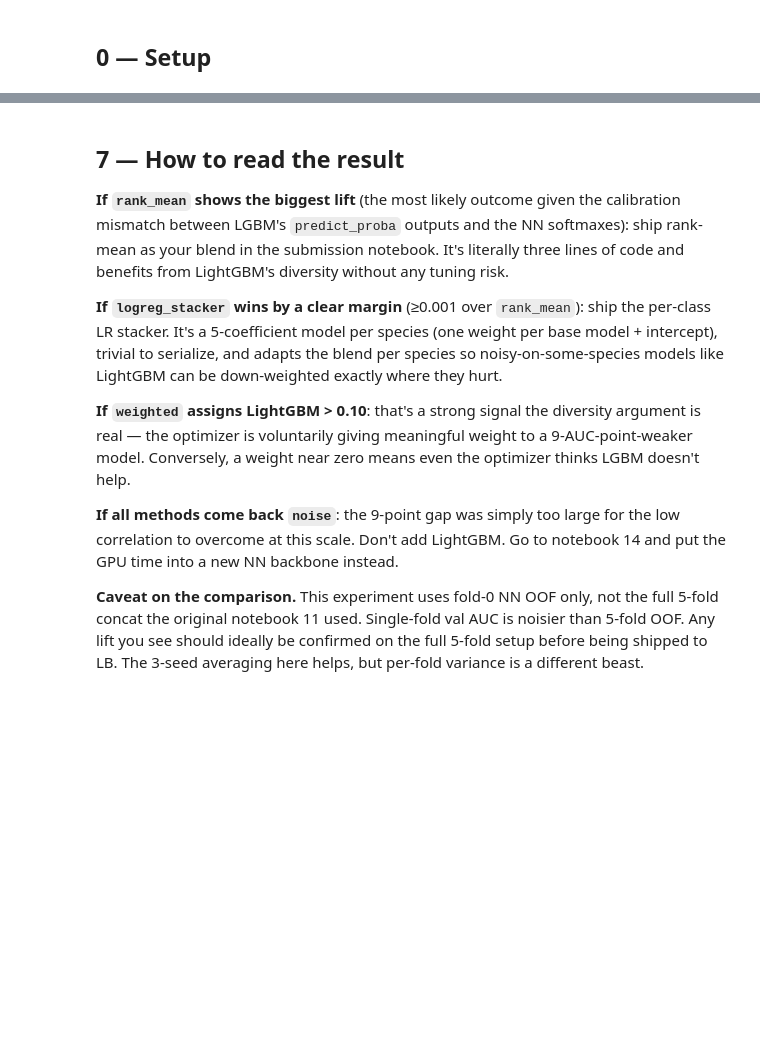
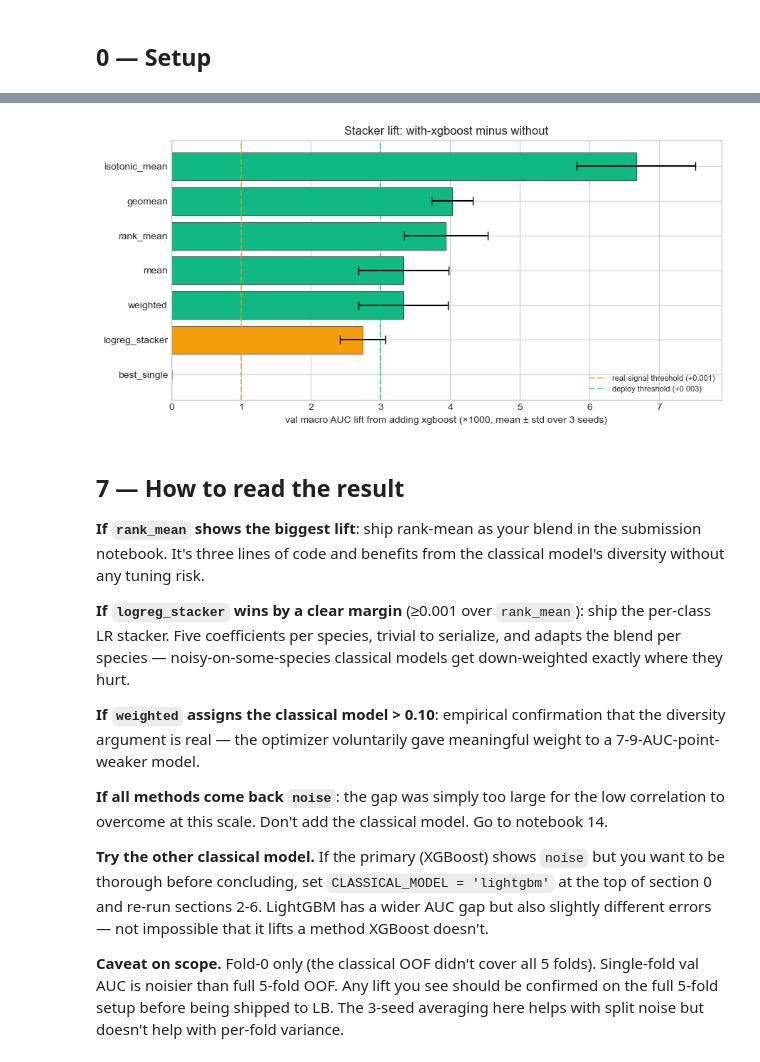
Before and after one commit to gokhuu/BirdClef26, a Jupyter notebook: notebooks/13_stacker_experiment.ipynb, the cells around one changed output, grey strips where cells are left out. Drawn from its saved outputs; the diff is of its cells as text; code cells hidden in the pictures; blank space fills up the shorter version.

Commit message:
run ML testing notebooks

```diff
--- a/notebooks/13_stacker_experiment.ipynb
+++ b/notebooks/13_stacker_experiment.ipynb
@@ -162,19 +273,19 @@ loaded_nn_fold0 = {n: d[d['filename'].isin(fold0_files)].copy() for n, d in load
 for n, d in loaded_nn_fold0.items():
     print(f'  {n:<14} fold-0 rows: {len(d)}')
 
-# Common filenames across NN + LGBM
-all_models = {**loaded_nn_fold0, 'lightgbm': lgbm_oof}
+# Common filenames across NN + classical
+all_models = {**loaded_nn_fold0, CLASSICAL_MODEL: classical_oof}
 common = set.intersection(*(set(d['filename']) for d in all_models.values()))
 print(f'common files across {len(all_models)} models: {len(common)}')
 
-# Canonical species set (majority vote — same logic as notebook 11)
+# Canonical species set (majority vote)
 per_model_cols = {n: [c for c in d.columns if c != 'filename'] for n, d in all_models.items()}
 set_counts = Counter(frozenset(c) for c in per_model_cols.values())
 canonical = set(set_counts.most_common(1)[0][0])
 species_cols = sorted(canonical)
 print(f'canonical species set: {len(species_cols)} cols (held by {set_counts.most_common(1)[0][1]} models)')
 
-# Align each model to the canonical set. For LGBM, fill missing species with 0.5.
+# Align each model. For the classical one, fill missing species with 0.5.
 aligned = {}
 for n, d in all_models.items():
     d = d[d['filename'].isin(common)].sort_values('filename').reset_index(drop=True)
@@ -182,7 +293,6 @@ for n, d in all_models.items():
     if set(cols) == canonical:
         aligned[n] = d[['filename'] + species_cols]
         continue
-    # Missing species → 0.5; extras → drop
     out = pd.DataFrame({'filename': d['filename']})
     for sp in species_cols:
         out[sp] = d[sp].values if sp in d.columns else 0.5
@@ -192,7 +302,6 @@ for n, d in all_models.items():
     print(f'  reconciled {n}: filled {len(missing)} missing species with 0.5, '
           f'dropped {len(extras)} extras')
 
-# Build the canonical y_true and per-model prediction tensors
 meta = pd.read_csv(META_CSV)
 filenames = aligned[next(iter(aligned))]['filename'].values
 merged = pd.DataFrame({'filename': filenames}).merge(
@@ -213,9 +332,5 @@ Three learned methods (weighted, per-class isotonic, per-class LR) use a 70/30 s
 # %%
 def run_stackers(P_stack, y, model_names, seed):
-    """
-    Returns dict of {method_name: val_macro_auc} for a single seed.
-    P_stack: (M, N, C) array of model predictions.
-    """
     rng = np.random.default_rng(seed)
     N = y.shape[0]
     perm = rng.permutation(N)
@@ -226,8 +341,6 @@ def run_stackers(P_stack, y, model_names, seed):
     P_va = P_stack[:, va_idx, :]
 
     out = {}
-
-    # Free blends (evaluated on val portion only, for fair comparison)
     out['mean'], _      = macro_auc_skip_empty(y_va, P_va.mean(0))
     rank_va = np.stack([rank_normalize(P_va[m]) for m in range(P_va.shape[0])])
     out['rank_mean'], _ = macro_auc_skip_empty(y_va, rank_va.mean(0))
@@ -236,7 +349,6 @@ def run_stackers(P_stack, y, model_names, seed):
     out['best_single']  = max(
         macro_auc_skip_empty(y_va, P_va[m])[0] for m in range(P_va.shape[0]))
 
-    # Optimized weighted (softmax-reparameterized so weights are on the simplex)
     def softmax(x): e = np.exp(x - x.max()); return e / e.sum()
     def neg_auc(theta):
         w = softmax(theta)
@@ -248,7 +360,6 @@ def run_stackers(P_stack, y, model_names, seed):
     w_opt = softmax(res.x)
     out['weighted'], _ = macro_auc_skip_empty(y_va, (P_va * w_opt[:, None, None]).sum(0))
 
-    # Per-class isotonic + mean
     P_cal = P_va.copy()
     for m in range(P_tr.shape[0]):
         for c in range(P_tr.shape[2]):
@@ -259,7 +370,6 @@ def run_stackers(P_stack, y, model_names, seed):
                 P_cal[m, :, c] = iso.predict(P_va[m, :, c])
     out['isotonic_mean'], _ = macro_auc_skip_empty(y_va, P_cal.mean(0))
 
-    # Per-class logistic regression
     blend_lr = np.zeros_like(P_va[0])
     for c in range(P_tr.shape[2]):
         yt = y_tr[:, c]
@@ -277,28 +387,28 @@ def run_stackers(P_stack, y, model_names, seed):
 # %%
 nn_names = list(loaded_nn_fold0.keys())
-lgbm_names = nn_names + ['lightgbm']
+all_names = nn_names + [CLASSICAL_MODEL]
 
 P_nn   = np.stack([preds[n] for n in nn_names], axis=0)
-P_all  = np.stack([preds[n] for n in lgbm_names], axis=0)
+P_all  = np.stack([preds[n] for n in all_names], axis=0)
 
-print(f'NN-only stack: {P_nn.shape}    NN+LGBM stack: {P_all.shape}\n')
+print(f'NN-only stack: {P_nn.shape}    NN+{CLASSICAL_MODEL} stack: {P_all.shape}\n')
 
 results_nn, results_all = [], []
 weights_log = []
 for seed in range(N_SEEDS):
     print(f'  seed {seed}...')
-    r_nn,  w_nn  = run_stackers(P_nn,  y_true, nn_names,   seed=seed)
-    r_all, w_all = run_stackers(P_all, y_true, lgbm_names, seed=seed)
+    r_nn,  w_nn  = run_stackers(P_nn,  y_true, nn_names,  seed=seed)
+    r_all, w_all = run_stackers(P_all, y_true, all_names, seed=seed)
     r_nn['seed']  = seed; r_all['seed'] = seed
     results_nn.append(r_nn); results_all.append(r_all)
     weights_log.append({'seed': seed,
                         **{f'w_nn_{n}': w for n, w in zip(nn_names, w_nn)},
-                        **{f'w_all_{n}': w for n, w in zip(lgbm_names, w_all)}})
+                        **{f'w_all_{n}': w for n, w in zip(all_names, w_all)}})
 
 df_nn  = pd.DataFrame(results_nn).set_index('seed')
 df_all = pd.DataFrame(results_all).set_index('seed')
 
 print('\nNN-only macro AUC by seed:')
 print(df_nn.round(4).to_string())
-print('\nNN+LGBM macro AUC by seed:')
+print(f'\nNN+{CLASSICAL_MODEL} macro AUC by seed:')
 print(df_all.round(4).to_string())
@@ -326,28 +470,40 @@ for row in weights_log:
 # %%
-# Bar plot of lift per method
 fig, ax = plt.subplots(figsize=(9, 4.5))
 summary_plot = summary.sort_values('lift_mean')
 colors = ['#dc2626' if v == 'noise' else '#f59e0b' if v == 'REAL SIGNAL' else '#10b981'
           for v in summary_plot['verdict']]
 ax.barh(summary_plot.index, summary_plot['lift_mean'] * 1000,
         xerr=summary_plot['lift_std'] * 1000,
         color=colors, edgecolor='black', linewidth=0.4, capsize=4)
 ax.axvline(1.0, linestyle='--', color='#f59e0b', alpha=0.6, label='real-signal threshold (+0.001)')
 ax.axvline(3.0, linestyle='--', color='#10b981', alpha=0.6, label='deploy threshold (+0.003)')
 ax.axvline(0, color='black', linewidth=0.8)
-ax.set_xlabel('val macro AUC lift from adding LightGBM (×1000, mean ± std over 3 seeds)')
-ax.set_title('Stacker lift: with-LGBM minus without-LGBM')
+ax.set_xlabel(f'val macro AUC lift from adding {CLASSICAL_MODEL} (×1000, mean ± std over 3 seeds)')
+ax.set_title(f'Stacker lift: with-{CLASSICAL_MODEL} minus without')
 ax.legend(loc='lower right', fontsize=8)
 plt.tight_layout(); plt.show()
+# %% [output]
+[figure, added]
 # %% [markdown]
 ## 7 — How to read the result
 
-**If `rank_mean` shows the biggest lift** (the most likely outcome given the calibration mismatch between LGBM's `predict_proba` outputs and the NN softmaxes): ship rank-mean as your blend in the submission notebook. It's literally three lines of code and benefits from LightGBM's diversity without any tuning risk.
+**If `rank_mean` shows the biggest lift**: ship rank-mean as your blend in the submission notebook. It's three
+lines of code and benefits from the classical model's diversity without any tuning risk.
 
-**If `logreg_stacker` wins by a clear margin** (≥0.001 over `rank_mean`): ship the per-class LR stacker. It's a 5-coefficient model per species (one weight per base model + intercept), trivial to serialize, and adapts the blend per species so noisy-on-some-species models like LightGBM can be down-weighted exactly where they hurt.
+**If `logreg_stacker` wins by a clear margin** (≥0.001 over `rank_mean`): ship the per-class LR stacker. Five
+coefficients per species, trivial to serialize, and adapts the blend per species — noisy-on-some-species classical
+models get down-weighted exactly where they hurt.
 
-**If `weighted` assigns LightGBM > 0.10**: that's a strong signal the diversity argument is real — the optimizer is voluntarily giving meaningful weight to a 9-AUC-point-weaker model. Conversely, a weight near zero means even the optimizer thinks LGBM doesn't help.
+**If `weighted` assigns the classical model > 0.10**: empirical confirmation that the diversity argument is real —
+the optimizer voluntarily gave meaningful weight to a 7-9-AUC-point-weaker model.
 
-**If all methods come back `noise`**: the 9-point gap was simply too large for the low correlation to overcome at this scale. Don't add LightGBM. Go to notebook 14 and put the GPU time into a new NN backbone instead.
+**If all methods come back `noise`**: the gap was simply too large for the low correlation to overcome at this
+scale. Don't add the classical model. Go to notebook 14.
 
-**Caveat on the comparison.** This experiment uses fold-0 NN OOF only, not the full 5-fold concat the original notebook 11 used. Single-fold val AUC is noisier than 5-fold OOF. Any lift you see should ideally be confirmed on the full 5-fold setup before being shipped to LB. The 3-seed averaging here helps, but per-fold variance is a different beast.
+**Try the other classical model.** If the primary (XGBoost) shows `noise` but you want to be thorough before
+concluding, set `CLASSICAL_MODEL = 'lightgbm'` at the top of section 0 and re-run sections 2-6. LightGBM has a
+wider AUC gap but also slightly different errors — not impossible that it lifts a method XGBoost doesn't.
+
+**Caveat on scope.** Fold-0 only (the classical OOF didn't cover all 5 folds). Single-fold val AUC is noisier than
+full 5-fold OOF. Any lift you see should be confirmed on the full 5-fold setup before being shipped to LB. The
+3-seed averaging here helps with split noise but doesn't help with per-fold variance.
```
Also changed, not shown: parts of 16 cells of this notebook, 8 other files.
